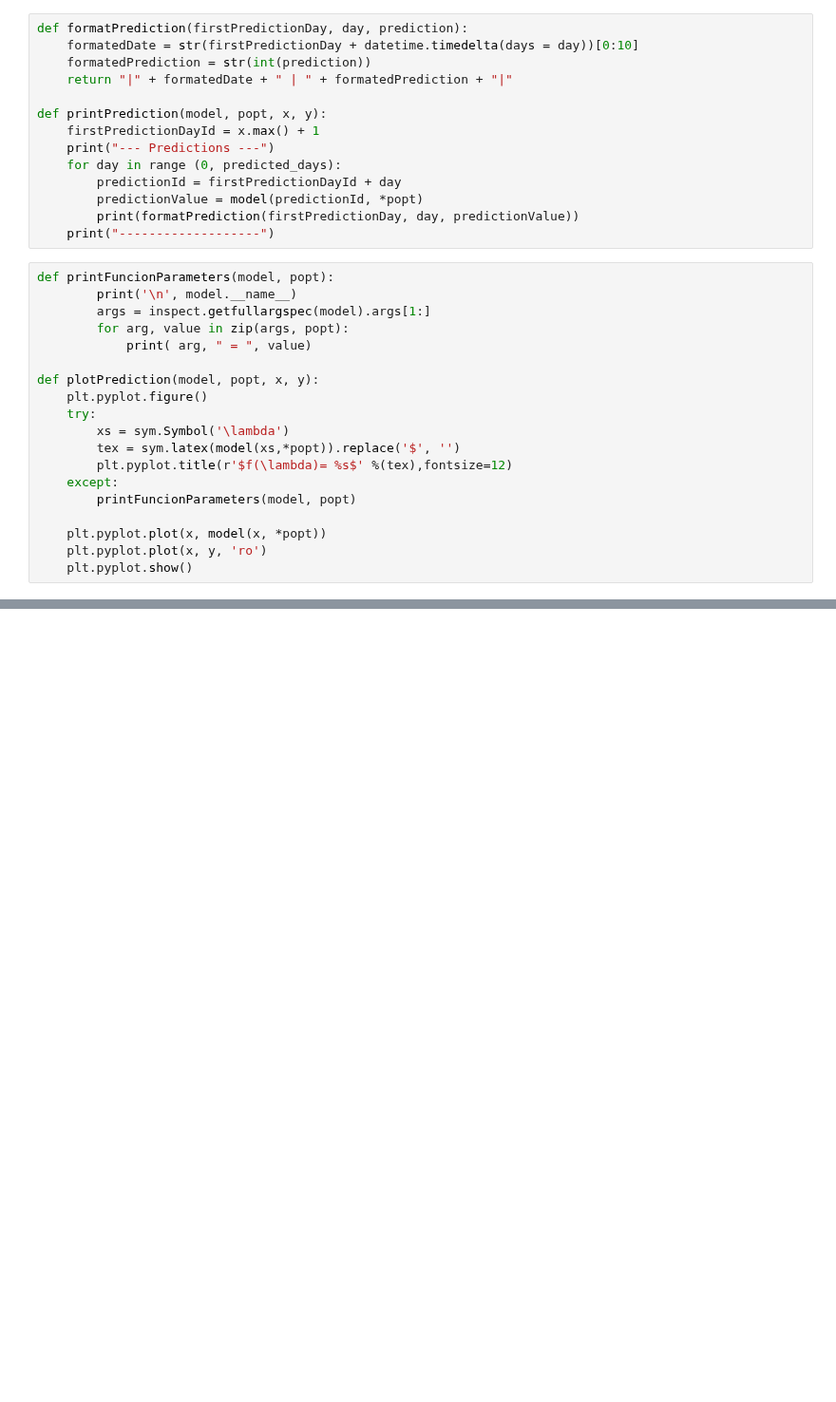
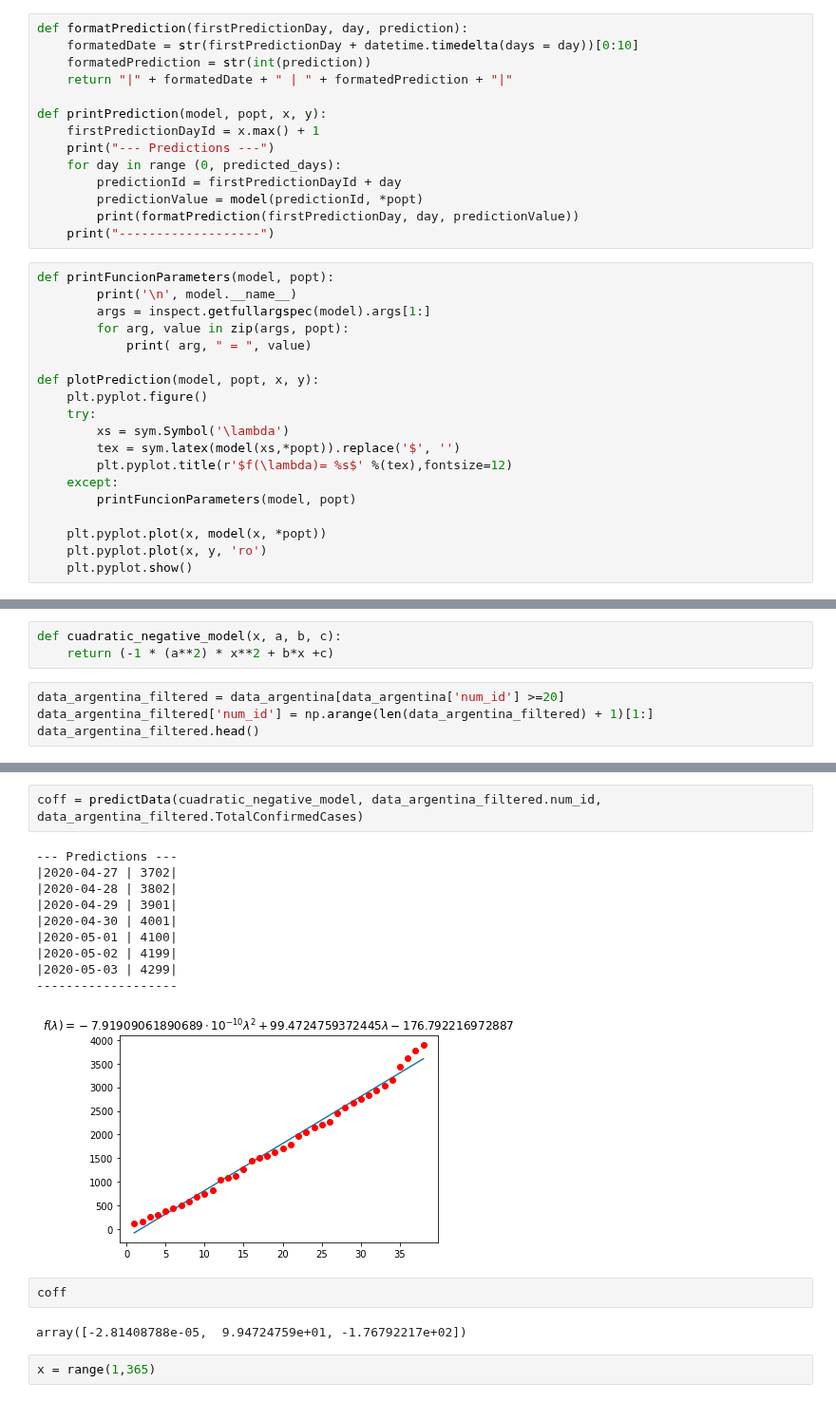
Before and after one commit to lprone/coronavirus, a Jupyter notebook: coronavirus-argentina.ipynb, the cells around one changed output, grey strips where cells are left out. Shown at 95% size. Cells and saved outputs as stored; diff of their text form; blank space fills up the shorter version.

```diff
--- a/coronavirus-argentina.ipynb
+++ b/coronavirus-argentina.ipynb
@@ -345,0 +347,7 @@ sixh_pow_model
+# %%
+def cuadratic_negative_model(x, a, b, c):
+    return (-1 * (a**2) * x**2 + b*x +c)
+# %%
+data_argentina_filtered = data_argentina[data_argentina['num_id'] >=20]
+data_argentina_filtered['num_id'] = np.arange(len(data_argentina_filtered) + 1)[1:]
+data_argentina_filtered.head()
@@ -345,0 +361,19 @@ sixh_pow_model
+# %%
+coff = predictData(cuadratic_negative_model, data_argentina_filtered.num_id, data_argentina_filtered.TotalConfirmedCases)
+# %% [output]
+--- Predictions ---
+|2020-04-27 | 3702|
+|2020-04-28 | 3802|
+|2020-04-29 | 3901|
+|2020-04-30 | 4001|
+|2020-05-01 | 4100|
+|2020-05-02 | 4199|
+|2020-05-03 | 4299|
+-------------------
+[figure, added]
+# %%
+coff
+# %% [output]
+array([-2.81408788e-05,  9.94724759e+01, -1.76792217e+02])
+# %%
+x = range(1,365)
```
Also changed, not shown: parts of 14 cells of this notebook, 7 other files.
